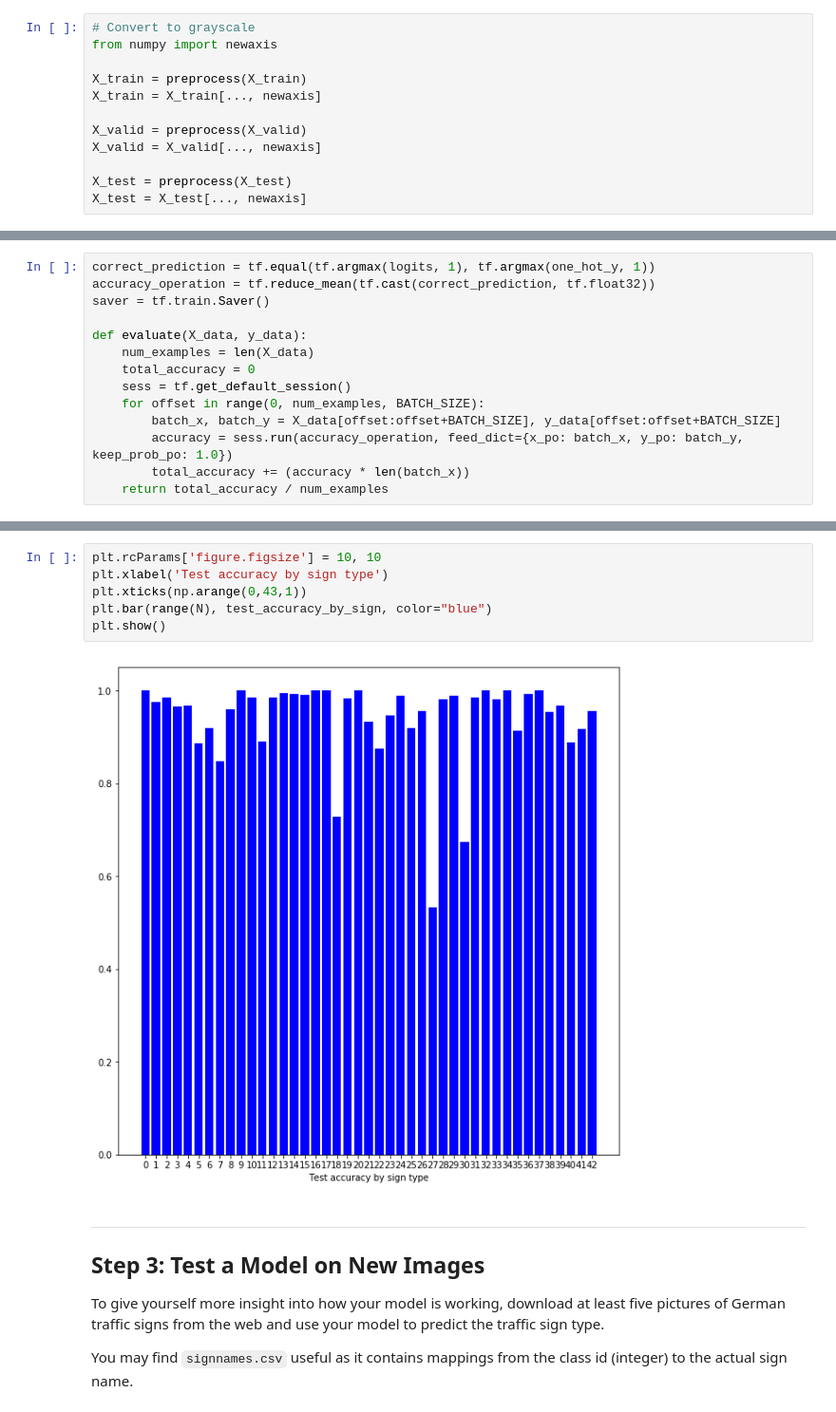
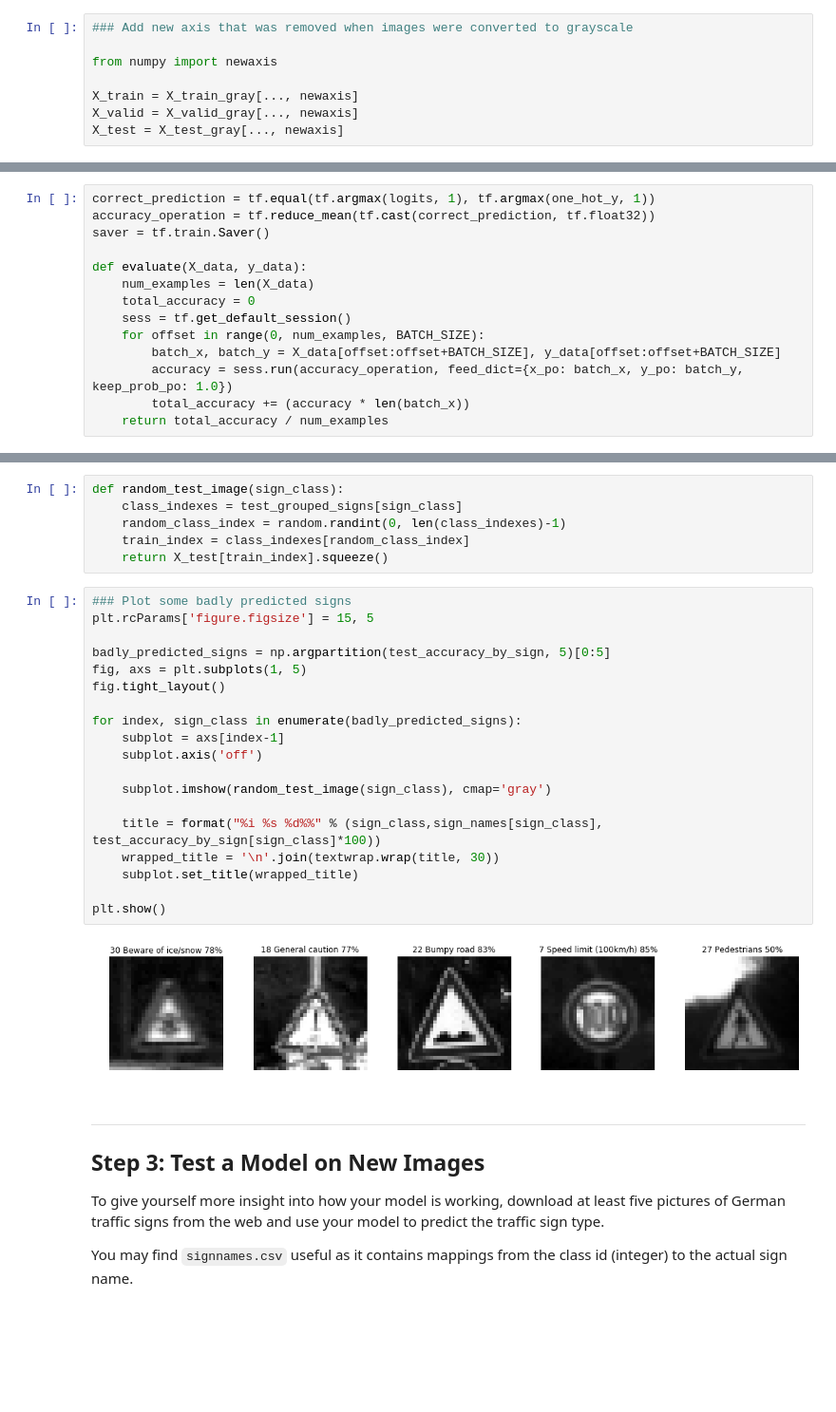
Before and after one commit to rometaidla/CarND-Traffic-Sign-Classifier-Project, a Jupyter notebook: Traffic_Sign_Classifier.ipynb, the cells around one changed output, grey strips where cells are left out. Shown: that part at 95% size. Drawn from its saved outputs; the diff is of its cells as text; blank space fills up the shorter version.

```diff
--- a/Traffic_Sign_Classifier.ipynb
+++ b/Traffic_Sign_Classifier.ipynb
@@ -311,13 +324,9 @@ def preprocess(data):
 # %%
-# Convert to grayscale
+### Add new axis that was removed when images were converted to grayscale
+
 from numpy import newaxis
 
-X_train = preprocess(X_train)
-X_train = X_train[..., newaxis]
-
-X_valid = preprocess(X_valid)
-X_valid = X_valid[..., newaxis]
-
-X_test = preprocess(X_test)
-X_test = X_test[..., newaxis]
+X_train = X_train_gray[..., newaxis]
+X_valid = X_valid_gray[..., newaxis]
+X_test = X_test_gray[..., newaxis]
 # %%
@@ -531,11 +528,30 @@ Test Accuracy 42 = 0.956
-# %%
-plt.rcParams['figure.figsize'] = 10, 10
-plt.xlabel('Test accuracy by sign type')
-plt.xticks(np.arange(0,43,1))
-plt.bar(range(N), test_accuracy_by_sign, color="blue")
-plt.show()
-# %% [output]
-[figure, removed]
+# %%
+def random_test_image(sign_class):
+    class_indexes = test_grouped_signs[sign_class]
+    random_class_index = random.randint(0, len(class_indexes)-1)
+    train_index = class_indexes[random_class_index]
+    return X_test[train_index].squeeze()
+# %%
+### Plot some badly predicted signs
+plt.rcParams['figure.figsize'] = 15, 5
+
+badly_predicted_signs = np.argpartition(test_accuracy_by_sign, 5)[0:5]
+fig, axs = plt.subplots(1, 5)
+fig.tight_layout()
+
+for index, sign_class in enumerate(badly_predicted_signs):
+    subplot = axs[index-1]
+    subplot.axis('off')
+
+    subplot.imshow(random_test_image(sign_class), cmap='gray')
+
+    title = format("%i %s %d%%" % (sign_class,sign_names[sign_class], test_accuracy_by_sign[sign_class]*100))
+    wrapped_title = '\n'.join(textwrap.wrap(title, 30))
+    subplot.set_title(wrapped_title)
+
+plt.show()
+# %% [output]
+[figure, added]
 # %% [markdown]
 ---
 
```
Also changed, not shown: parts of 23 cells of this notebook.
